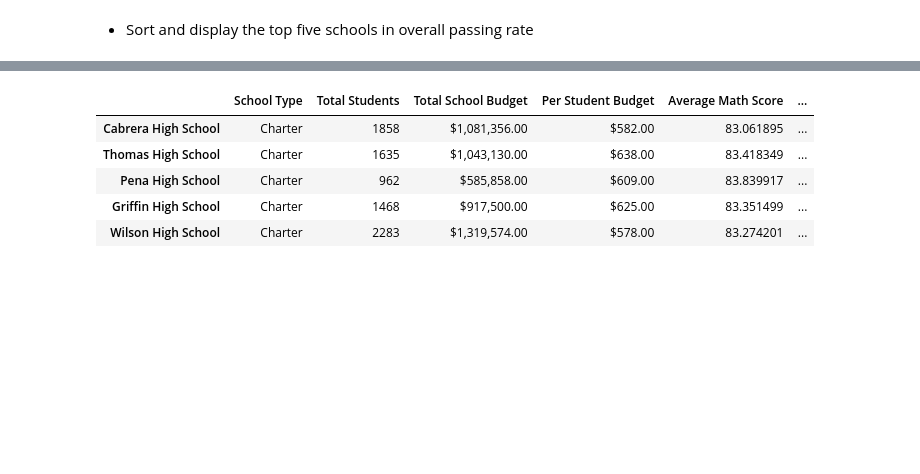
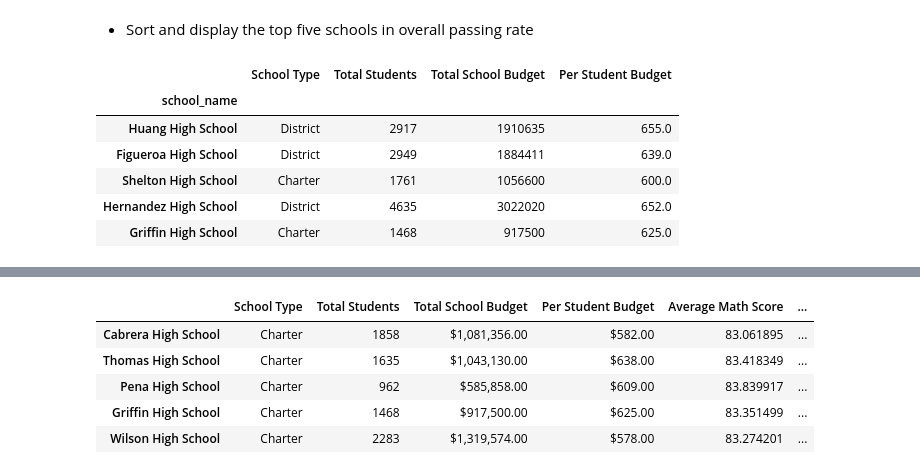
Before and after one commit to hvannia/AcademyOfPy, a Jupyter notebook: PyCitySchools.ipynb, the cells around one changed output, grey strips where cells are left out. Saved outputs shown, nothing was run; the diff lists cells and outputs as text; code cells hidden in the pictures; blank space fills up the shorter version.

```diff
--- a/PyCitySchools.ipynb
+++ b/PyCitySchools.ipynb
@@ -134,3 +132,23 @@ districtSummary.head()
 ## Top Performing Schools (By Passing Rate)
 # %% [markdown]
 * Sort and display the top five schools in overall passing rate
+# %%
+school_data_pd = pd.read_csv(school_data_to_load)
+#get original school data, #make index school name and add column budget per student
+sch_df= school_data_pd
+sch_dfi=sch_df.set_index("school_name")
+sch_dfi.drop(["School ID"], axis=1, inplace=True)
+sch_dfi["psb"]=sch_dfi["budget"] / sch_dfi["size"]
+sch_dfi.rename(columns={"type":"School Type",
+                        "size":"Total Students",
+                        "budget":"Total School Budget",
+                        "psb":"Per Student Budget"}, inplace=True)
+sch_dfi.head()
+# %% [output]
+|  | School Type | Total Students | Total School Budget | Per Student Budget |
+| school_name |  |  |  |  |
+| Huang High School | District | 2917 | 1910635 | 655.0 |
+| Figueroa High School | District | 2949 | 1884411 | 639.0 |
+| Shelton High School | Charter | 1761 | 1056600 | 600.0 |
+| Hernandez High School | District | 4635 | 3022020 | 652.0 |
+| Griffin High School | Charter | 1468 | 917500 | 625.0 |
```
Also changed, not shown: parts of 3 cells of this notebook.
